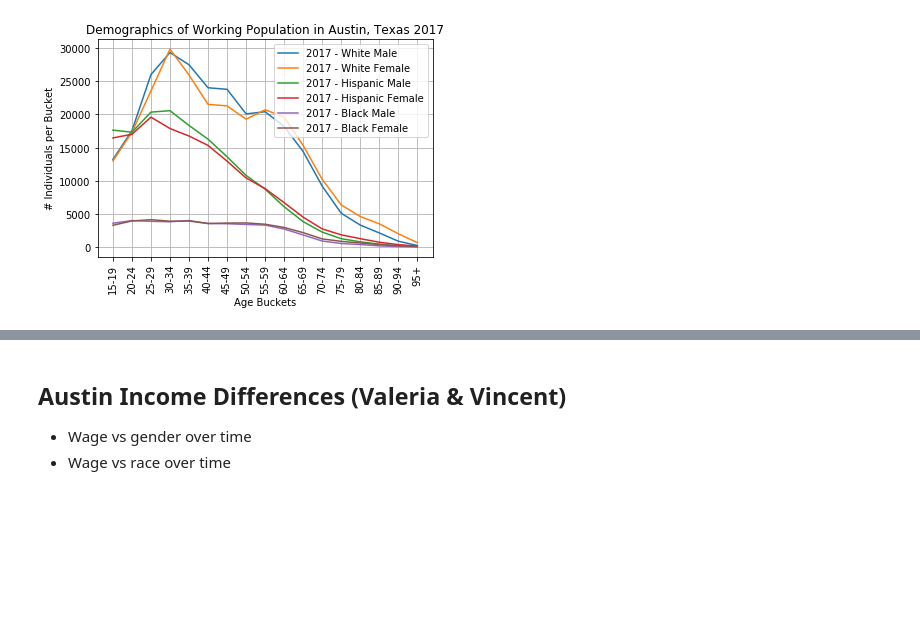
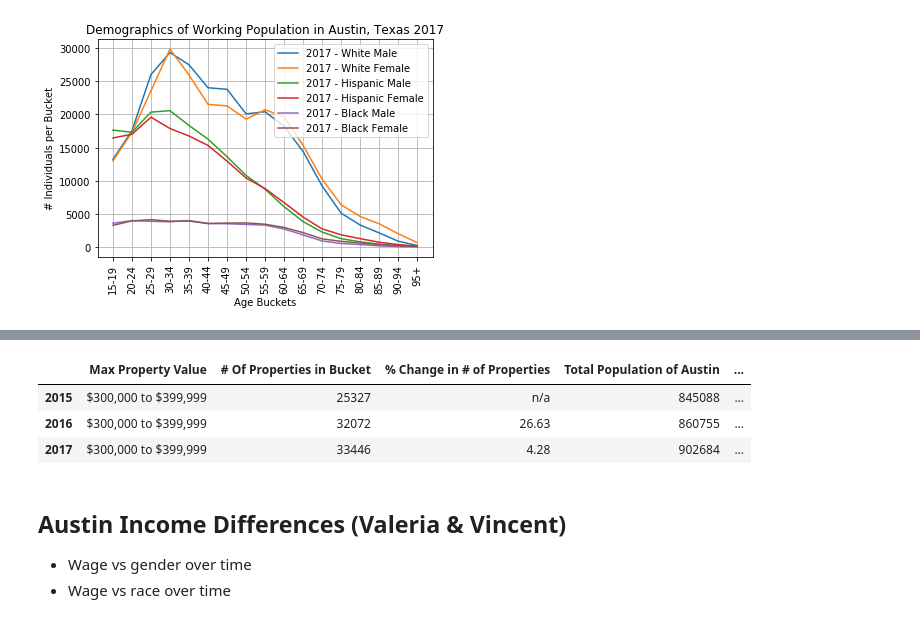
Before and after one commit to aktavern/Project-1, a Jupyter notebook: Project 1 - Final Data Analysis.ipynb, the cells around one changed output, grey strips where cells are left out. Saved outputs shown, nothing was run; the diff lists cells and outputs as text; code cells hidden in the pictures; blank space fills up the shorter version.

```diff
--- a/Project 1 - Final Data Analysis.ipynb
+++ b/Project 1 - Final Data Analysis.ipynb
@@ -247,3 +252,63 @@ plt.grid()
+# %%
+# calculate basic information about 2015 for summary table
+prop_2015 = year1.loc[year1["Property Value by Bucket"] == max_2015]
+prop_2015 = prop_2015.iloc[0]["Value Bucket"]
+max_2015 = year1["Property Value by Bucket"].max()
+demo_2015 = working_pop.loc[working_pop["Year"] == 2015]
+demo_sum2015 = (demo_2015[["White Male","Black Male","Hispanic Male", "White Female",
+                        "Black Female","Hispanic Female"]].sum()).sum()
+income_2015 = (austin_income.loc[(austin_income["Date"] == 2015)])["Austin"]
+income_2015 = income_2015.iloc[0]
+
+prop_2016 = year2.loc[year2["Property Value by Bucket"] == max_2016]
+prop_2016 = prop_2016.iloc[0]["Value Bucket"]
+max_2016 = year2["Property Value by Bucket"].max()
+demo_2016 = working_pop.loc[working_pop["Year"] == 2016]
+demo_sum2016 = (demo_2016[["White Male","Black Male","Hispanic Male", "White Female",
+                        "Black Female","Hispanic Female"]].sum()).sum()
+income_2016 = (austin_income.loc[(austin_income["Date"] == 2016)])["Austin"]
+income_2016 = income_2016.iloc[0]
+
+prop_2017 = year3.loc[year3["Property Value by Bucket"] == max_2017]
+prop_2017 = prop_2017.iloc[0]["Value Bucket"]
+max_2017 = year3["Property Value by Bucket"].max()
+demo_2017 = working_pop.loc[working_pop["Year"] == 2017]
+demo_sum2017 = (demo_2017[["White Male","Black Male","Hispanic Male", "White Female",
+                        "Black Female","Hispanic Female"]].sum()).sum()
+income_2017 = (austin_income.loc[(austin_income["Date"] == 2017)])["Austin"]
+income_2017 = income_2017.iloc[0]
+
+
+# create a summary dataframe to show changes in data above
+summary = pd.DataFrame({
+    "Max Property Value":{"2015":prop_2015,
+                          "2016":prop_2016,
+                          "2017":prop_2017},
+    "# Of Properties in Bucket":{"2015":max_2015,
+                                "2016":max_2016,
+                                "2017":max_2017},
+    "% Change in # of Properties":{"2015":"n/a",
+                                  "2016":round((((max_2016-max_2015))/max_2015)*100,2),
+                                  "2017":round((((max_2017-max_2016))/max_2016)*100,2)},
+    "Total Population of Austin":{"2015":demo_sum2015,
+                                 "2016":demo_sum2016,
+                                 "2017":demo_sum2017},
+    "% Change in Total Population":{"2015":"n/a",
+                                   "2016":round((((demo_sum2016 - demo_sum2015))/demo_sum2015)*100,2),
+                                   "2017":round((((demo_sum2017 - demo_sum2016))/demo_sum2016)*100,2)},
+    "Median Household Income in Austin":{"2015":income_2015,
+                                        "2016":income_2016,
+                                        "2017":income_2017},
+    "% Change in Median Household Income":{"2015":"n/a",
+                                          "2016":round((((income_2016 - income_2015))/income_2015)*100,2),
+                                          "2017":round((((income_2017 - income_2016))/income_2016)*100,2)}
+})
+summary
+# %% [output]
+|  | Max Property Value | # Of Properties in Bucket | % Change in # of Properties | Total Population of Austin | ... |
+| 2015 | $300,000 to $399,999 | 25327 | n/a | 845088 | ... |
+| 2016 | $300,000 to $399,999 | 32072 | 26.63 | 860755 | ... |
+| 2017 | $300,000 to $399,999 | 33446 | 4.28 | 902684 | ... |
 # %% [markdown]
 ## Austin Income Differences (Valeria & Vincent)
 - Wage vs gender over time
```
Also changed, not shown: parts of 2 cells of this notebook.
